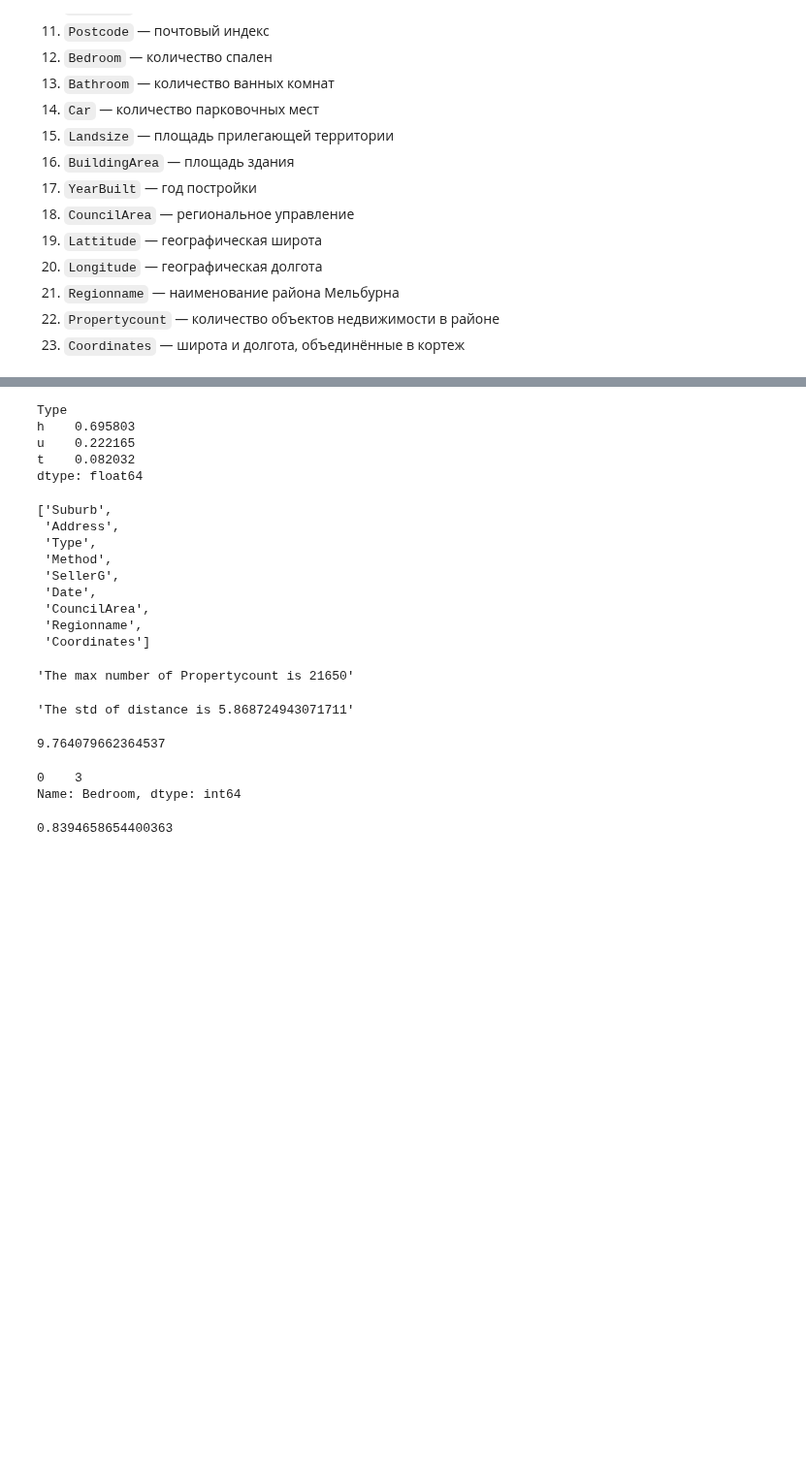
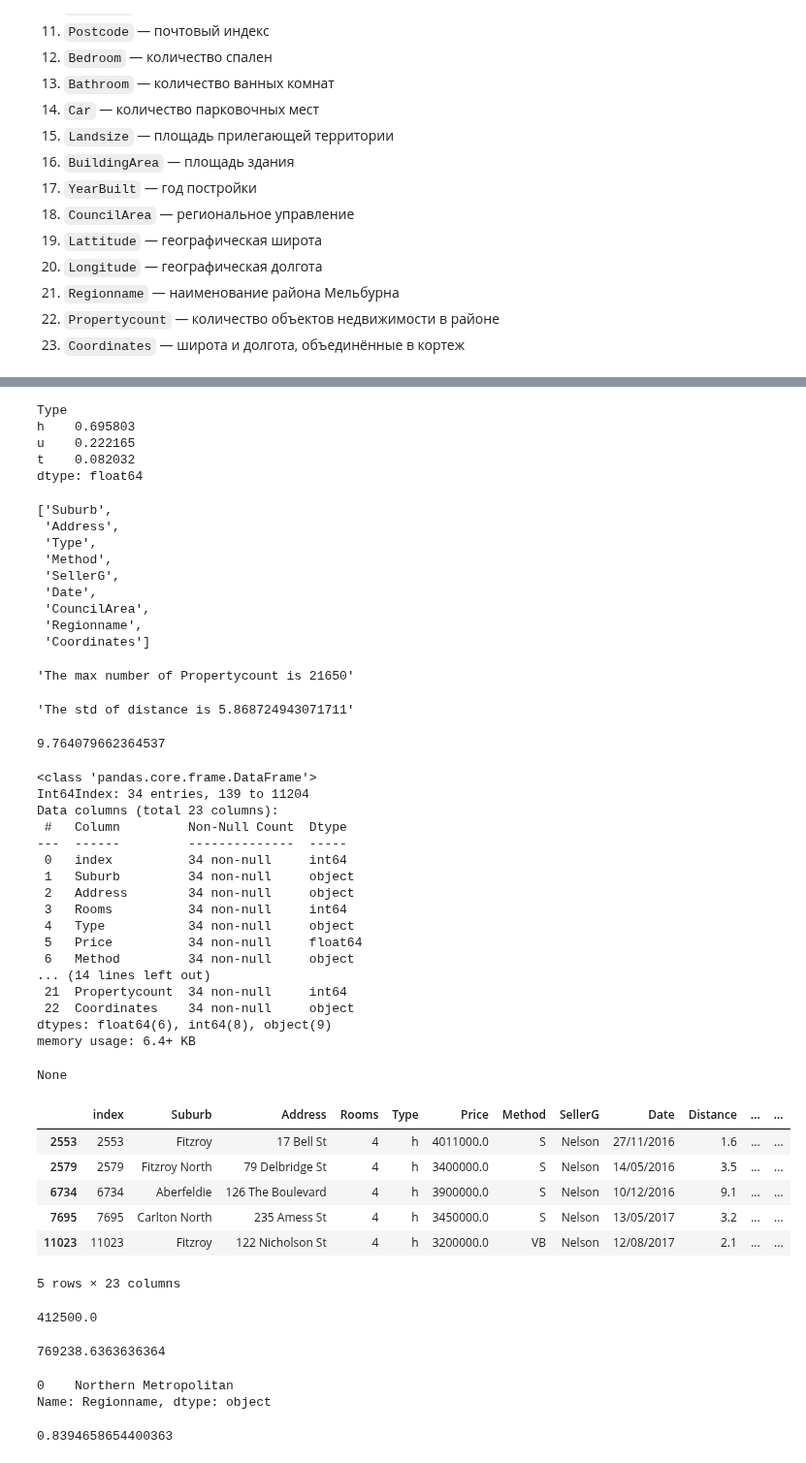
Before and after one commit to Stanislav-DS/sf_data_science, a Jupyter notebook: synopsis/block_1/PYTHON-10/01_python_10_theory.ipynb, the cells around one changed output, grey strips where cells are left out. Shown at 97% size. Cells and saved outputs as stored; diff of their text form; code cells hidden in the pictures; blank space fills up the shorter version.

```diff
--- a/synopsis/block_1/PYTHON-10/01_python_10_theory.ipynb
+++ b/synopsis/block_1/PYTHON-10/01_python_10_theory.ipynb
@@ -251,7 +272,6 @@ __Модальное значение__
 1. `Propertycount` — количество объектов недвижимости в районе
 1. `Coordinates` — широта и долгота, объединённые в кортеж
 # %%
-from dis import dis
 import pandas as pd
 
 melb_data = pd.read_csv('data/melb_data.csv', sep=',')
@@ -281,37 +301,92 @@ median_area = melb_data['BuildingArea'].quantile()
 mean_area = melb_data['BuildingArea'].mean()
 display(100 - median_area/(mean_area/100))
 
-#7.6
+# 7.6
 melb_data['Bedroom'].mode()
+
+# 8.1
+display(melb_data[melb_data['Bathroom'] == 0].info())
+
+# 8.2
+display(melb_data[
+   ( melb_data['SellerG'] == 'Nelson') &
+    (melb_data['Price'] > 3000000)
+    ])
+
+# 8.3
+display(melb_data[
+    melb_data['BuildingArea'] == 0
+].Price.min())
+
+# 8.4
+display(melb_data[
+    (melb_data['Price'] < 1000000) &
+    ((melb_data['Rooms'] > 5) | (melb_data['YearBuilt'] > 2015))
+]['Price'].mean())
+
+# 8.5
+display(
+    melb_data[
+        (melb_data['Type'] == 'h') &
+        (melb_data['Price'] < 3000000)
+    ]['Regionname'].mode()
+)
 # %% [output]
 |  | index | Rooms | Price | Distance | Postcode | Bedroom | Bathroom | Car | Landsize | BuildingArea | ... |
 | count | 13580.000000 | 13580.000000 | 1.358000e+04 | 13580.000000 | 13580.000000 | 13580.000000 | 13580.000000 | 13580.000000 | 13580.000000 | 13580.000000 | ... |
 | mean | 6789.500000 | 2.937997 | 1.075684e+06 | 10.137776 | 3105.301915 | 2.914728 | 1.534242 | 1.611856 | 558.416127 | 139.633972 | ... |
 | std | 3920.352663 | 0.955748 | 6.393107e+05 | 5.868725 | 90.676964 | 0.965921 | 0.691712 | 0.960793 | 3990.669241 | 392.217403 | ... |
 | min | 0.000000 | 1.000000 | 8.500000e+04 | 0.000000 | 3000.000000 | 0.000000 | 0.000000 | 0.000000 | 0.000000 | 0.000000 | ... |
 | 25% | 3394.750000 | 2.000000 | 6.500000e+05 | 6.100000 | 3044.000000 | 2.000000 | 1.000000 | 1.000000 | 177.000000 | 122.000000 | ... |
 | 50% | 6789.500000 | 3.000000 | 9.030000e+05 | 9.200000 | 3084.000000 | 3.000000 | 1.000000 | 2.000000 | 440.000000 | 126.000000 | ... |
 | 75% | 10184.250000 | 3.000000 | 1.330000e+06 | 13.000000 | 3148.000000 | 3.000000 | 2.000000 | 2.000000 | 651.000000 | 129.940000 | ... |
 | max | 13579.000000 | 10.000000 | 9.000000e+06 | 48.100000 | 3977.000000 | 20.000000 | 8.000000 | 10.000000 | 433014.000000 | 44515.000000 | ... |
 Type
 h    0.695803
 u    0.222165
 t    0.082032
 dtype: float64
 ['Suburb',
  'Address',
  'Type',
  'Method',
  'SellerG',
  'Date',
  'CouncilArea',
  'Regionname',
  'Coordinates']
 'The max number of Propertycount is 21650'
 'The std of distance is 5.868724943071711'
 9.764079662364537
-0    3
-Name: Bedroom, dtype: int64
+<class 'pandas.core.frame.DataFrame'>
+Int64Index: 34 entries, 139 to 11204
+Data columns (total 23 columns):
+ #   Column         Non-Null Count  Dtype
+---  ------         --------------  -----
+ 0   index          34 non-null     int64
+ 1   Suburb         34 non-null     object
+ 2   Address        34 non-null     object
+ 3   Rooms          34 non-null     int64
+ 4   Type           34 non-null     object
+ 5   Price          34 non-null     float64
+ 6   Method         34 non-null     object
+... (14 lines left out)
+ 21  Propertycount  34 non-null     int64
+ 22  Coordinates    34 non-null     object
+dtypes: float64(6), int64(8), object(9)
+memory usage: 6.4+ KB
+None
+|  | index | Suburb | Address | Rooms | Type | Price | Method | SellerG | Date | Distance | ... | ... |
+| 2553 | 2553 | Fitzroy | 17 Bell St | 4 | h | 4011000.0 | S | Nelson | 27/11/2016 | 1.6 | ... | ... |
+| 2579 | 2579 | Fitzroy North | 79 Delbridge St | 4 | h | 3400000.0 | S | Nelson | 14/05/2016 | 3.5 | ... | ... |
+| 6734 | 6734 | Aberfeldie | 126 The Boulevard | 4 | h | 3900000.0 | S | Nelson | 10/12/2016 | 9.1 | ... | ... |
+| 7695 | 7695 | Carlton North | 235 Amess St | 4 | h | 3450000.0 | S | Nelson | 13/05/2017 | 3.2 | ... | ... |
+| 11023 | 11023 | Fitzroy | 122 Nicholson St | 4 | h | 3200000.0 | VB | Nelson | 12/08/2017 | 2.1 | ... | ... |
+5 rows × 23 columns
+412500.0
+769238.6363636364
+0    Northern Metropolitan
+Name: Regionname, dtype: object
 # %%
 data = pd.DataFrame([[0,1], [1, 0], [1, 1]], columns=['А', 'B'])
 data.shape
```
Also changed, not shown: parts of 5 cells of this notebook, 3 other files.
